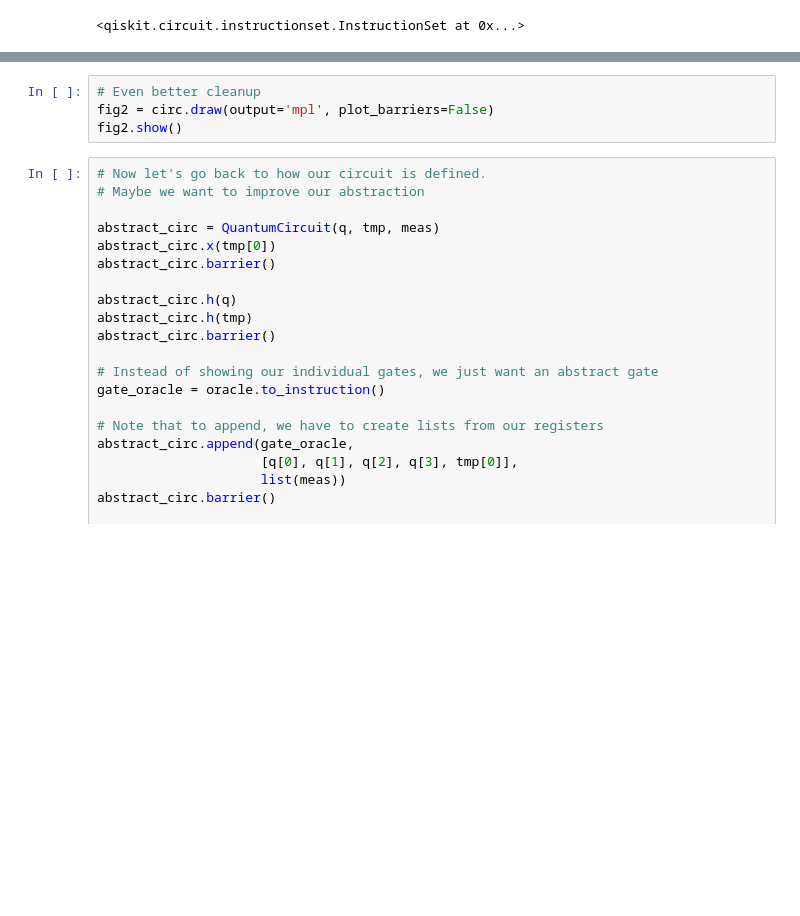
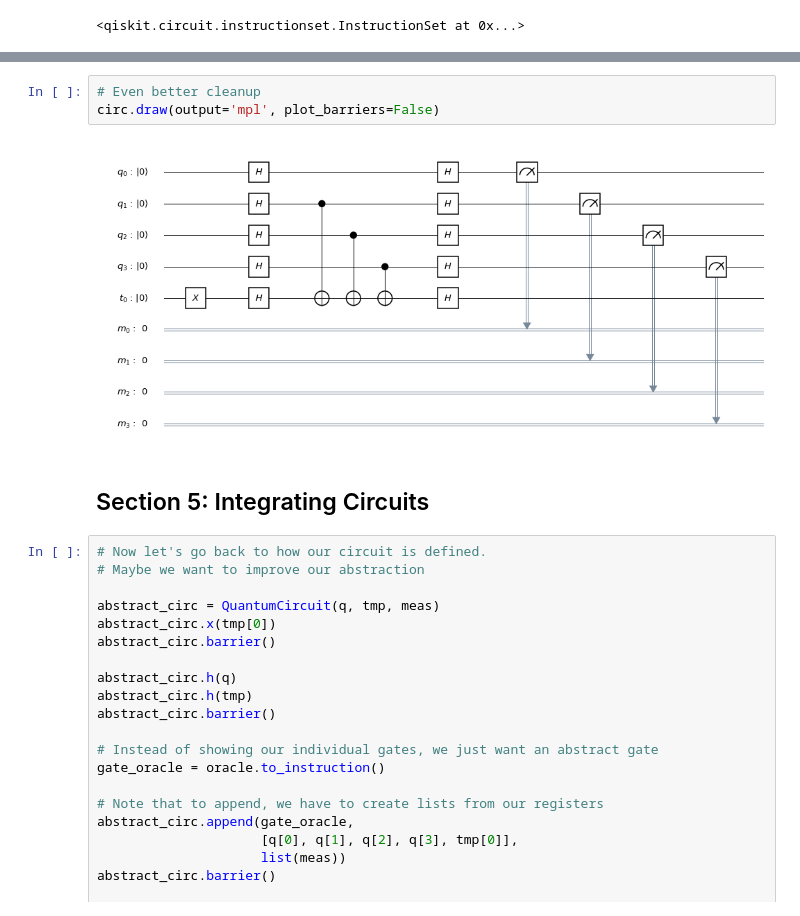
Before and after one commit to ParanoydAndroid/Qiskit_Demo, a Jupyter notebook: Demo_Rev2.ipynb, the cells around one changed output, grey strips where cells are left out. Cells and saved outputs as stored; diff of their text form; blank space fills up the shorter version.

```diff
--- a/Demo_Rev2.ipynb
+++ b/Demo_Rev2.ipynb
@@ -135,7 +168,10 @@ fig.show()
 # %%
 # Even better cleanup
-fig2 = circ.draw(output='mpl', plot_barriers=False)
-fig2.show()
+circ.draw(output='mpl', plot_barriers=False)
+# %% [output]
+[figure, added]
+# %% [markdown]
+## Section 5: Integrating Circuits
 # %%
 # Now let's go back to how our circuit is defined.
 # Maybe we want to improve our abstraction
```
Also changed, not shown: parts of 27 cells of this notebook, 1 other file.
